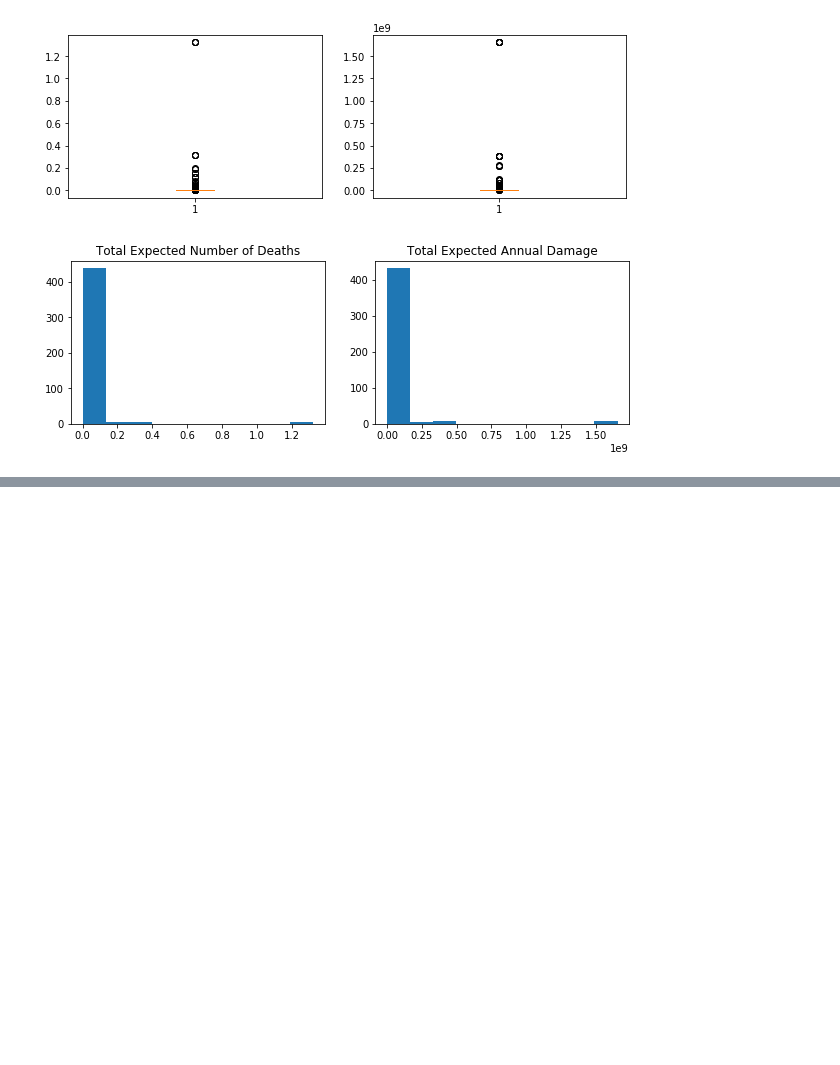
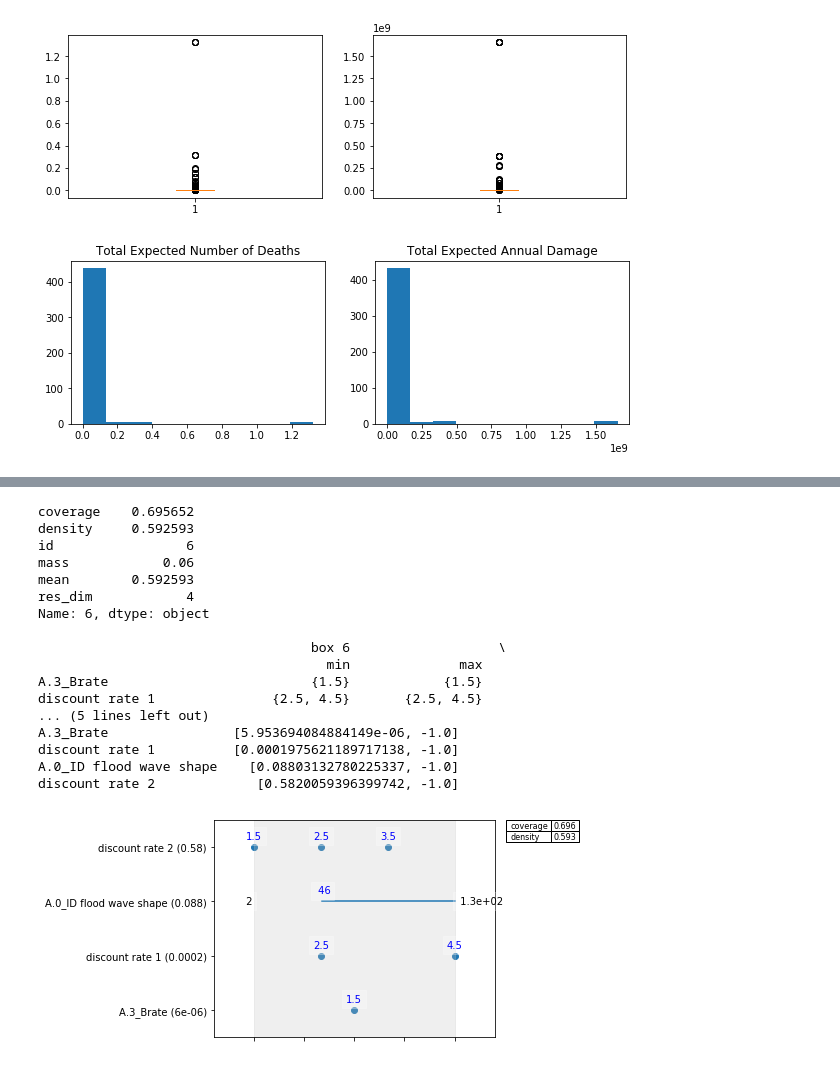
Before and after one commit to WKSu/Model-based-decision-making, a Jupyter notebook: Scenario Discovery on MORO policies.ipynb, the cells around one changed output, grey strips where cells are left out. Drawn from its saved outputs; the diff is of its cells as text; code cells hidden in the pictures; blank space fills up the shorter version.

```diff
--- a/Scenario Discovery on MORO policies.ipynb
+++ b/Scenario Discovery on MORO policies.ipynb
@@ -165,0 +177,23 @@ y_deaths = y_deaths < np.percentile()
+# %%
+box1.inspect()
+box1.inspect(style='graph')
+plt.show()
+# %% [output]
+coverage    0.695652
+density     0.592593
+id                 6
+mass            0.06
+mean        0.592593
+res_dim            4
+Name: 6, dtype: object
+
+                                   box 6                   \
+                                     min              max
+A.3_Brate                          {1.5}            {1.5}
+discount rate 1               {2.5, 4.5}       {2.5, 4.5}
+... (5 lines left out)
+A.3_Brate                [5.953694084884149e-06, -1.0]
+discount rate 1          [0.0001975621189717138, -1.0]
+A.0_ID flood wave shape    [0.08803132780225337, -1.0]
+discount rate 2             [0.5820059396399742, -1.0]
+[figure, added]
```
Also changed, not shown: parts of 25 cells of this notebook, 1 other file.
